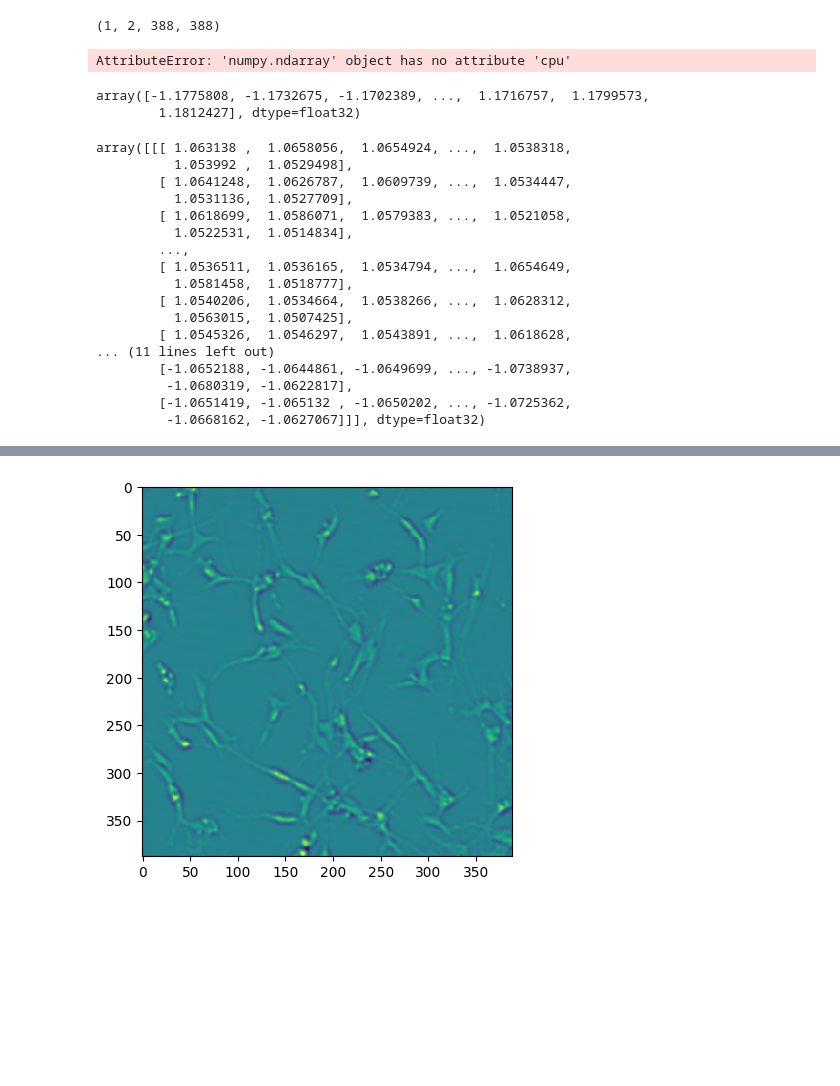
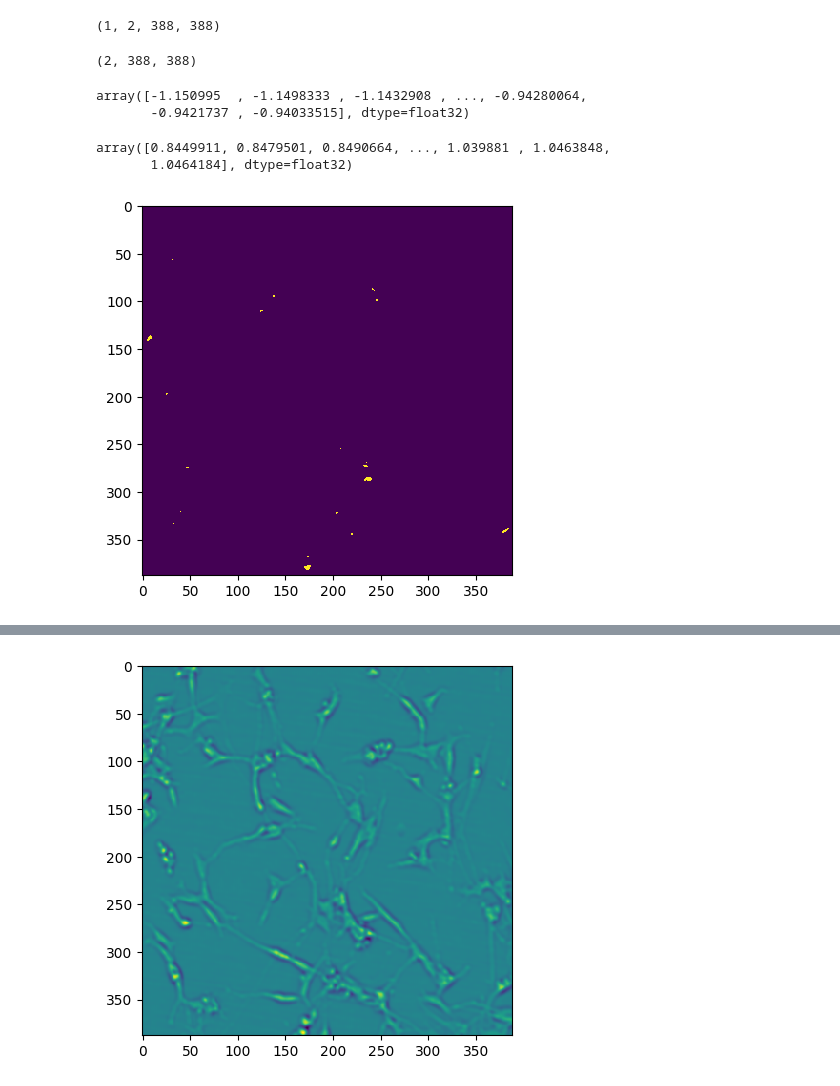
Before and after one commit to gomduribo/SartoriusCellProj, a Jupyter notebook: inference.ipynb, the cells around one changed output, grey strips where cells are left out. Saved outputs shown, nothing was run; the diff lists cells and outputs as text; code cells hidden in the pictures; blank space fills up the shorter version.

Commit message:
1050 train and infer

```diff
--- a/inference.ipynb
+++ b/inference.ipynb
@@ -130,10 +130,16 @@ class Unet(nn.Module):
 
     return result
 # %%
-model_path_1050 = "/home/inbic/Desktop/SartoriusCellProj/models_1050_square/model_00.pth"
+model_path_1050 = "/home/inbic/Desktop/SartoriusCellProj/models_1050_square/model_02.pth"
+model_path_1050_2 = "/home/inbic/Desktop/SartoriusCellProj/models_1050_square_2/model_04.pth"
 model_path_cpu = "C:/Users/syb62/Desktop/Unet/models_cpu/model_09.pth"
 test_img_path = "C:/Users/syb62/Desktop/Unet/test/7ae19de7bc2a.png"
 test_img_path_gpu = "/home/inbic/Desktop/SartoriusCellProj/test/7ae19de7bc2a.png"
+# %%
+#initial model weight inference
+DEVICE = torch.device('cuda')
+model = Unet()
+model = model.to(DEVICE)
 # %%
 def load_model(ckpt_path, device):
     checkpoint = torch.load(ckpt_path, map_location=device)
@@ -144,7 +150,7 @@ def load_model(ckpt_path, device):
     return model
 # %%
 DEVICE = torch.device('cuda')
-model = load_model(model_path_1050, DEVICE)
+model = load_model(model_path_1050_2, DEVICE)
 # %%
 test_image = cv2.imread(test_img_path_gpu)
 # cv2.imshow("test_image", test_image)
@@ -206,31 +212,27 @@ mask.shape
 # %% [output]
 (1, 2, 388, 388)
 # %%
-mask = mask.cpu()
+result_np = np.zeros(shape=(2,388,388))
+result_mask = mask[0,:,:,:]
+# result_np = (result_mask[0]>result_mask[1])
+
+result_np = (result_mask[1]>1.0)
+# print(result_np)
+print(result_mask.shape)
 # %% [output]
-AttributeError: 'numpy.ndarray' object has no attribute 'cpu'
+(2, 388, 388)
-# %%
-np.unique(mask[0,:,:])
-# %% [output]
-array([-1.1775808, -1.1732675, -1.1702389, ...,  1.1716757,  1.1799573,
-        1.1812427], dtype=float32)
-# %%
-mask[0,:,:,:]
-# %% [output]
-array([[[ 1.063138 ,  1.0658056,  1.0654924, ...,  1.0538318,
-          1.053992 ,  1.0529498],
-        [ 1.0641248,  1.0626787,  1.0609739, ...,  1.0534447,
-          1.0531136,  1.0527709],
-        [ 1.0618699,  1.0586071,  1.0579383, ...,  1.0521058,
-          1.0522531,  1.0514834],
-        ...,
-        [ 1.0536511,  1.0536165,  1.0534794, ...,  1.0654649,
-          1.0581458,  1.0518777],
-        [ 1.0540206,  1.0534664,  1.0538266, ...,  1.0628312,
-          1.0563015,  1.0507425],
-        [ 1.0545326,  1.0546297,  1.0543891, ...,  1.0618628,
-... (11 lines left out)
-        [-1.0652188, -1.0644861, -1.0649699, ..., -1.0738937,
-         -1.0680319, -1.0622817],
-        [-1.0651419, -1.065132 , -1.0650202, ..., -1.0725362,
-         -1.0668162, -1.0627067]]], dtype=float32)
+# %%
+np.unique(result_mask[0])
+# %% [output]
+array([-1.150995  , -1.1498333 , -1.1432908 , ..., -0.94280064,
+       -0.9421737 , -0.94033515], dtype=float32)
+# %%
+np.unique(result_mask[1])
+# %% [output]
+array([0.8449911, 0.8479501, 0.8490664, ..., 1.039881 , 1.0463848,
+       1.0464184], dtype=float32)
+# %%
+plt.imshow(result_np, interpolation='nearest')
+plt.show()
+# %% [output]
+[figure, added]
```
Also changed, not shown: parts of 5 cells of this notebook, 3 other files.
